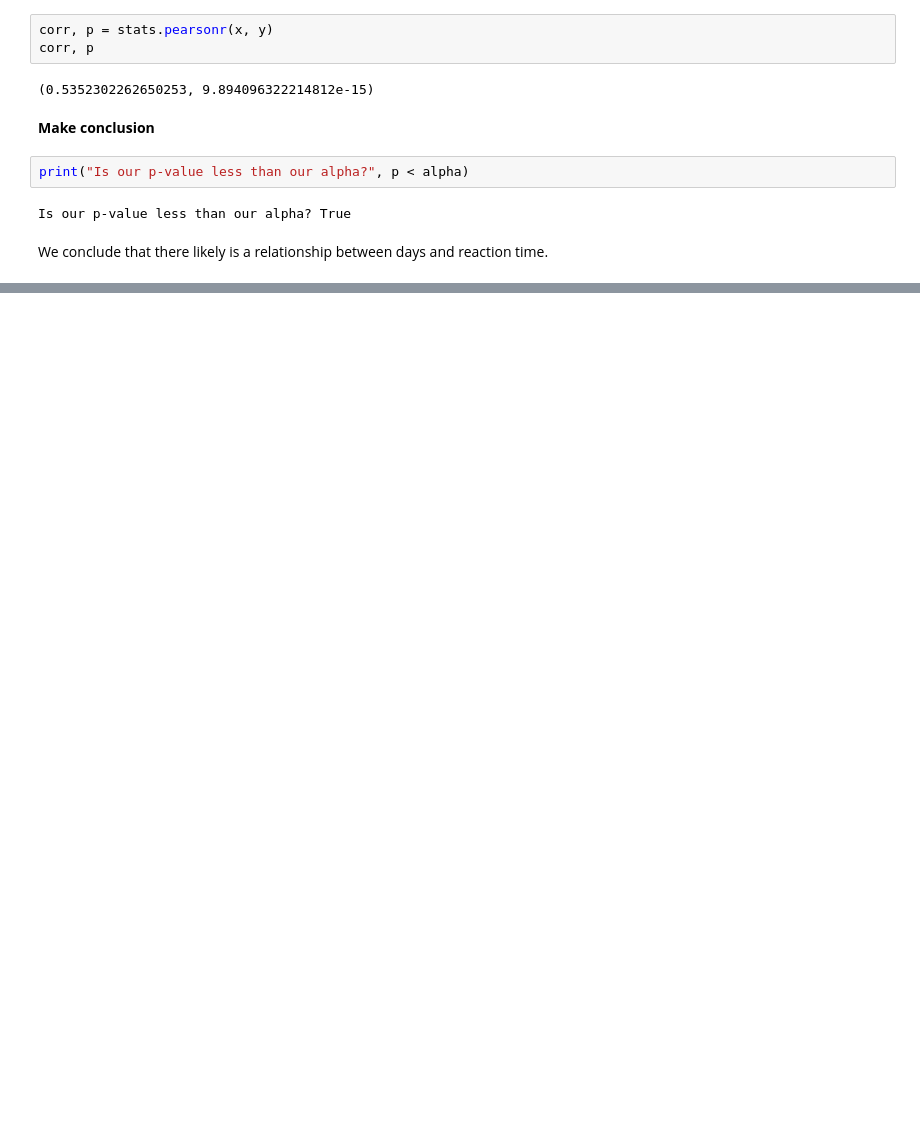
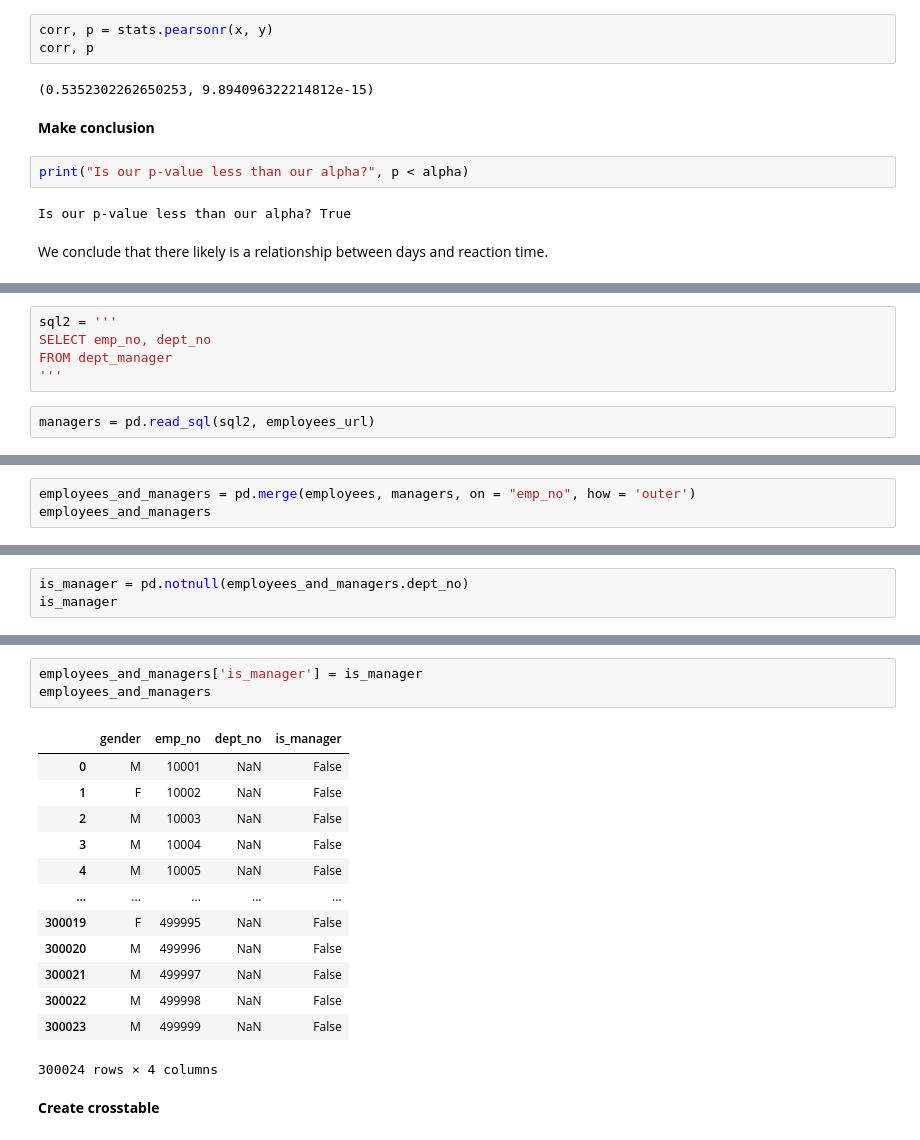
Before and after one commit to malachi-hale/statistics-exercises, a Jupyter notebook: hypothesis_testing.ipynb, the cells around one changed output, grey strips where cells are left out. Drawn from its saved outputs; the diff is of its cells as text; blank space fills up the shorter version.

```diff
--- a/hypothesis_testing.ipynb
+++ b/hypothesis_testing.ipynb
@@ -966,0 +1299,7 @@ We conclude that there likely is a relationship between days and reaction time.
+# %%
+sql2 = '''
+SELECT emp_no, dept_no
+FROM dept_manager
+'''
+# %%
+managers = pd.read_sql(sql2, employees_url)
@@ -966,0 +1326,3 @@ We conclude that there likely is a relationship between days and reaction time.
+# %%
+employees_and_managers = pd.merge(employees, managers, on = "emp_no", how = 'outer')
+employees_and_managers
@@ -966,0 +1343,3 @@ We conclude that there likely is a relationship between days and reaction time.
+# %%
+is_manager = pd.notnull(employees_and_managers.dept_no)
+is_manager
@@ -966,0 +1359,19 @@ We conclude that there likely is a relationship between days and reaction time.
+# %%
+employees_and_managers['is_manager'] = is_manager
+employees_and_managers
+# %% [output]
+|  | gender | emp_no | dept_no | is_manager |
+| 0 | M | 10001 | NaN | False |
+| 1 | F | 10002 | NaN | False |
+| 2 | M | 10003 | NaN | False |
+| 3 | M | 10004 | NaN | False |
+| 4 | M | 10005 | NaN | False |
+| ... | ... | ... | ... | ... |
+| 300019 | F | 499995 | NaN | False |
+| 300020 | M | 499996 | NaN | False |
+| 300021 | M | 499997 | NaN | False |
+| 300022 | M | 499998 | NaN | False |
+| 300023 | M | 499999 | NaN | False |
+300024 rows × 4 columns
+# %% [markdown]
+**Create crosstable**
```
Also changed, not shown: parts of 66 cells of this notebook.
